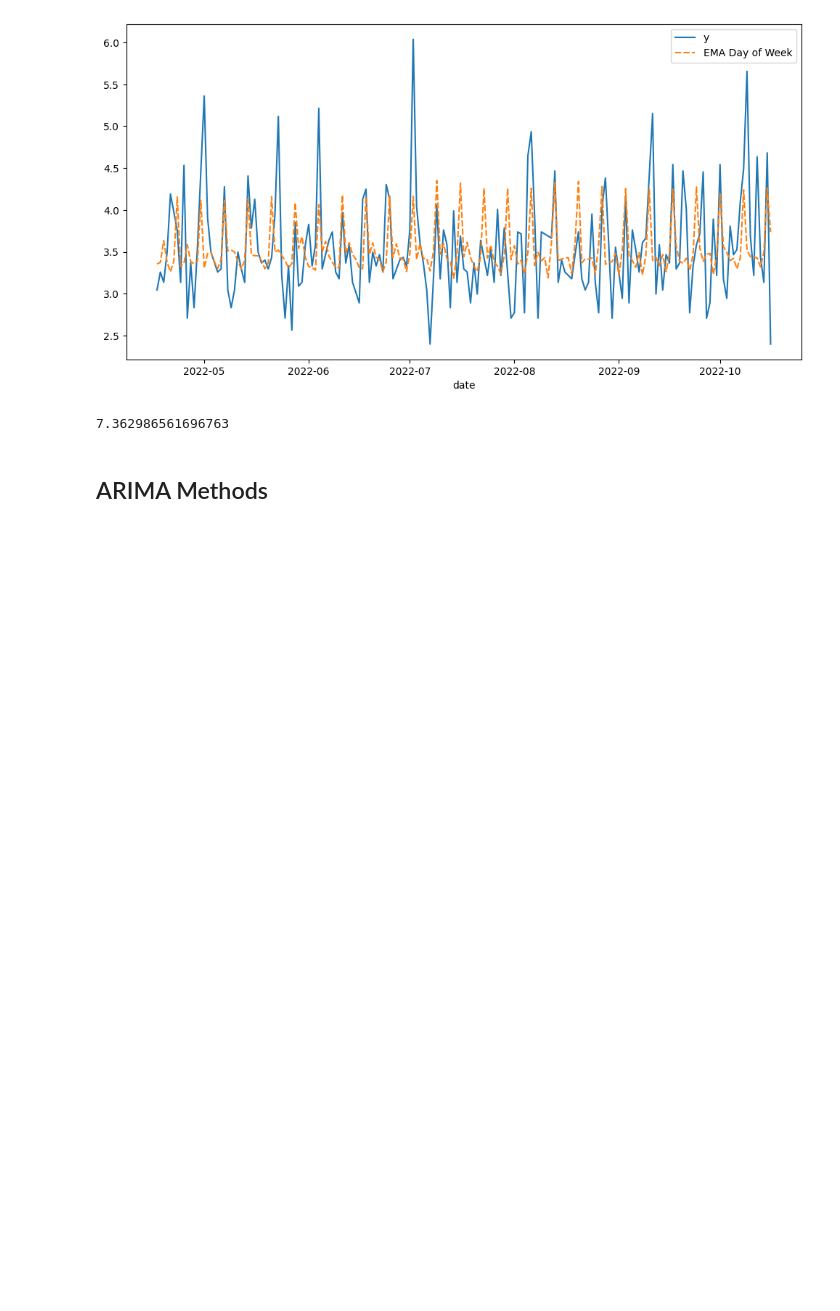
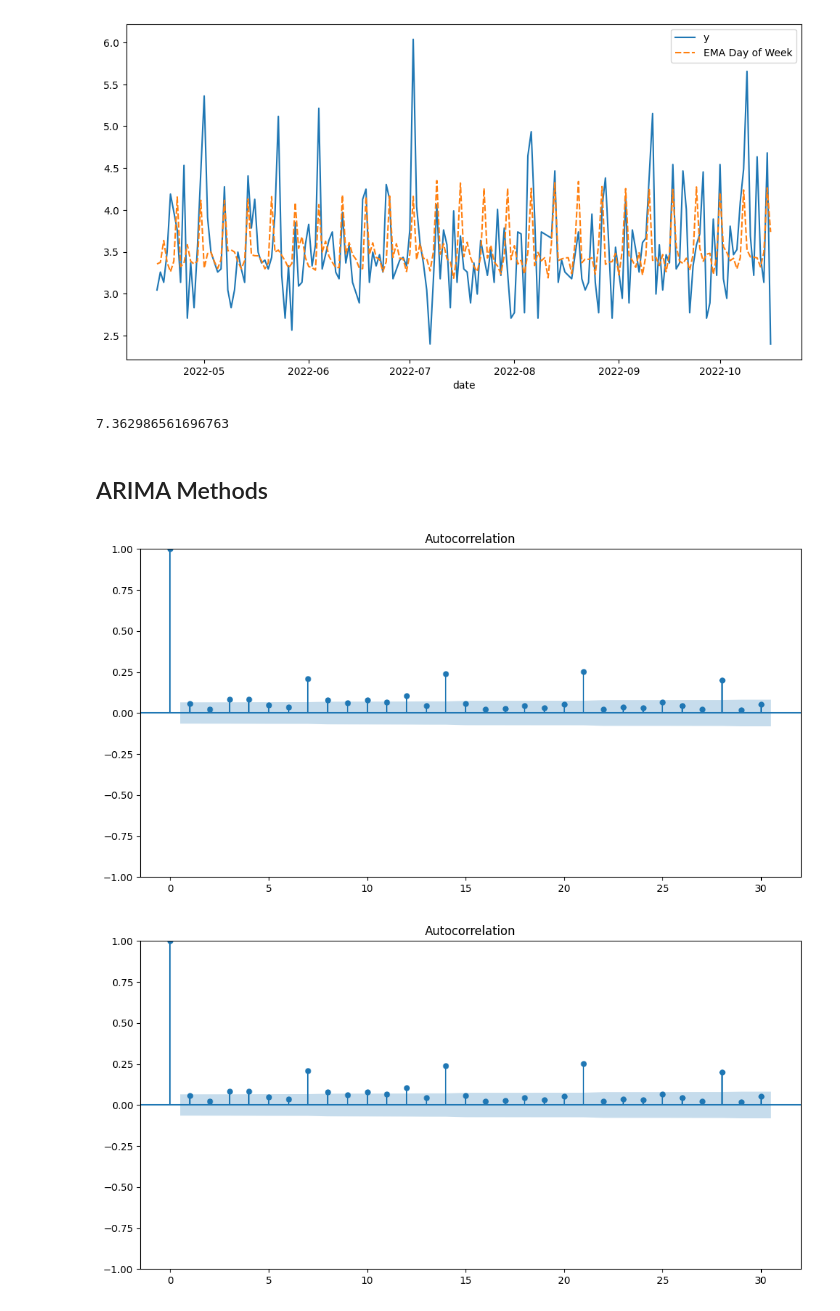
Before and after one commit to asjchen/mini-crossword-forecasts, a Jupyter notebook: NYTimes Mini Crossword Time Forecasting.ipynb, the cells around one changed output. Saved outputs shown, nothing was run; the diff lists cells and outputs as text; code cells hidden in the pictures; blank space fills up the shorter version.

```diff
--- a/NYTimes Mini Crossword Time Forecasting.ipynb
+++ b/NYTimes Mini Crossword Time Forecasting.ipynb
@@ -248,0 +238,9 @@ ema_dow_forecaster.eval_batch(df_train, val_start, val_end)
+# %%
+# Let's understand the autocorrelation
+
+from statsmodels.graphics.tsaplots import plot_acf
+
+plot_acf(df_train["log_time"].ffill().bfill())
+# %% [output]
+[figure, added]
+[figure, added]
```
Also changed, not shown: parts of 15 cells of this notebook, 1 other file.
